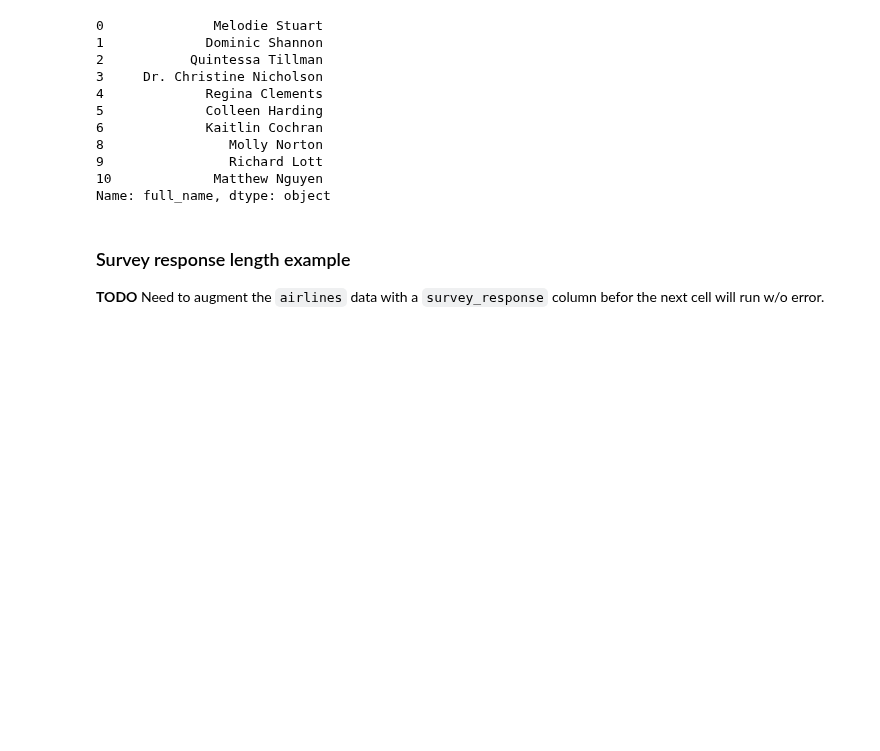
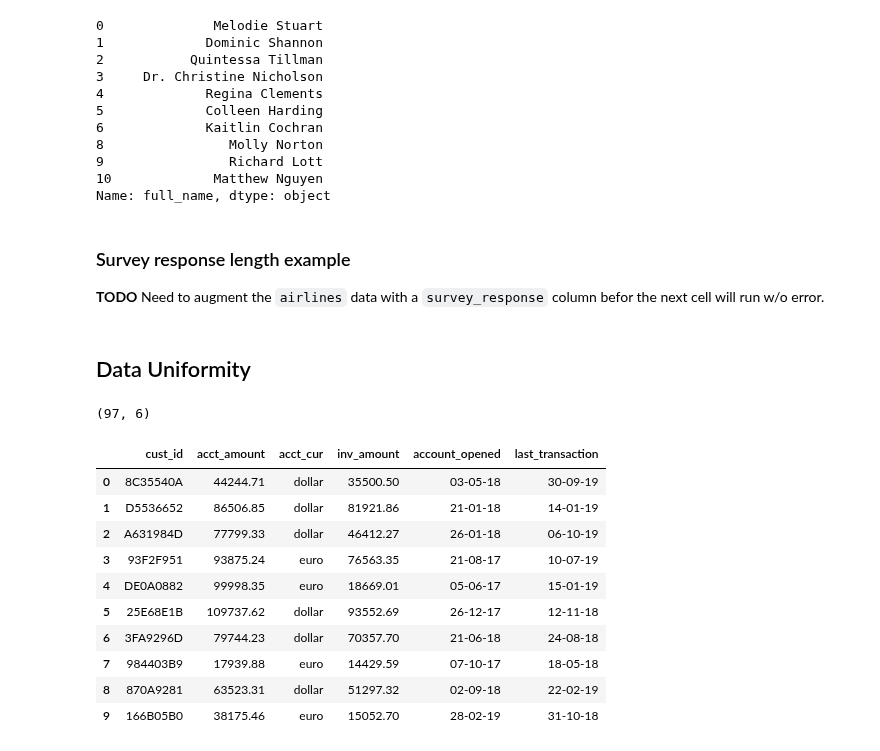
Before and after one commit to MichaelSzczepaniak/DataCamp, a Jupyter notebook: Tracks/Associate Data Scientist/20 Cleaning Data in Python/CleaningData.ipynb, the cells around one changed output. Saved outputs shown, nothing was run; the diff lists cells and outputs as text; code cells hidden in the pictures; blank space fills up the shorter version.

```diff
--- a/Tracks/Associate Data Scientist/20 Cleaning Data in Python/CleaningData.ipynb
+++ b/Tracks/Associate Data Scientist/20 Cleaning Data in Python/CleaningData.ipynb
@@ -640,3 +640,24 @@ assert airlines['full_name'].str.contains('Ms\\.|Mr\\.|Miss|Dr\\.').any() == Fal
 
 # Print new survey_response column
 # print(airlines_survey['survey_response'])
+# %% [markdown]
+## Data Uniformity
+# %%
+banking = pd.read_csv('./data/banking_97.csv')
+banking.shape
+# %% [output]
+(97, 6)
+# %%
+banking.head(10)
+# %% [output]
+|  | cust_id | acct_amount | acct_cur | inv_amount | account_opened | last_transaction |
+| 0 | 8C35540A | 44244.71 | dollar | 35500.50 | 03-05-18 | 30-09-19 |
+| 1 | D5536652 | 86506.85 | dollar | 81921.86 | 21-01-18 | 14-01-19 |
+| 2 | A631984D | 77799.33 | dollar | 46412.27 | 26-01-18 | 06-10-19 |
+| 3 | 93F2F951 | 93875.24 | euro | 76563.35 | 21-08-17 | 10-07-19 |
+| 4 | DE0A0882 | 99998.35 | euro | 18669.01 | 05-06-17 | 15-01-19 |
+| 5 | 25E68E1B | 109737.62 | dollar | 93552.69 | 26-12-17 | 12-11-18 |
+| 6 | 3FA9296D | 79744.23 | dollar | 70357.70 | 21-06-18 | 24-08-18 |
+| 7 | 984403B9 | 17939.88 | euro | 14429.59 | 07-10-17 | 18-05-18 |
+| 8 | 870A9281 | 63523.31 | dollar | 51297.32 | 02-09-18 | 22-02-19 |
+| 9 | 166B05B0 | 38175.46 | euro | 15052.70 | 28-02-19 | 31-10-18 |
```
Also changed, not shown: parts of 10 cells of this notebook, 1 other file.
